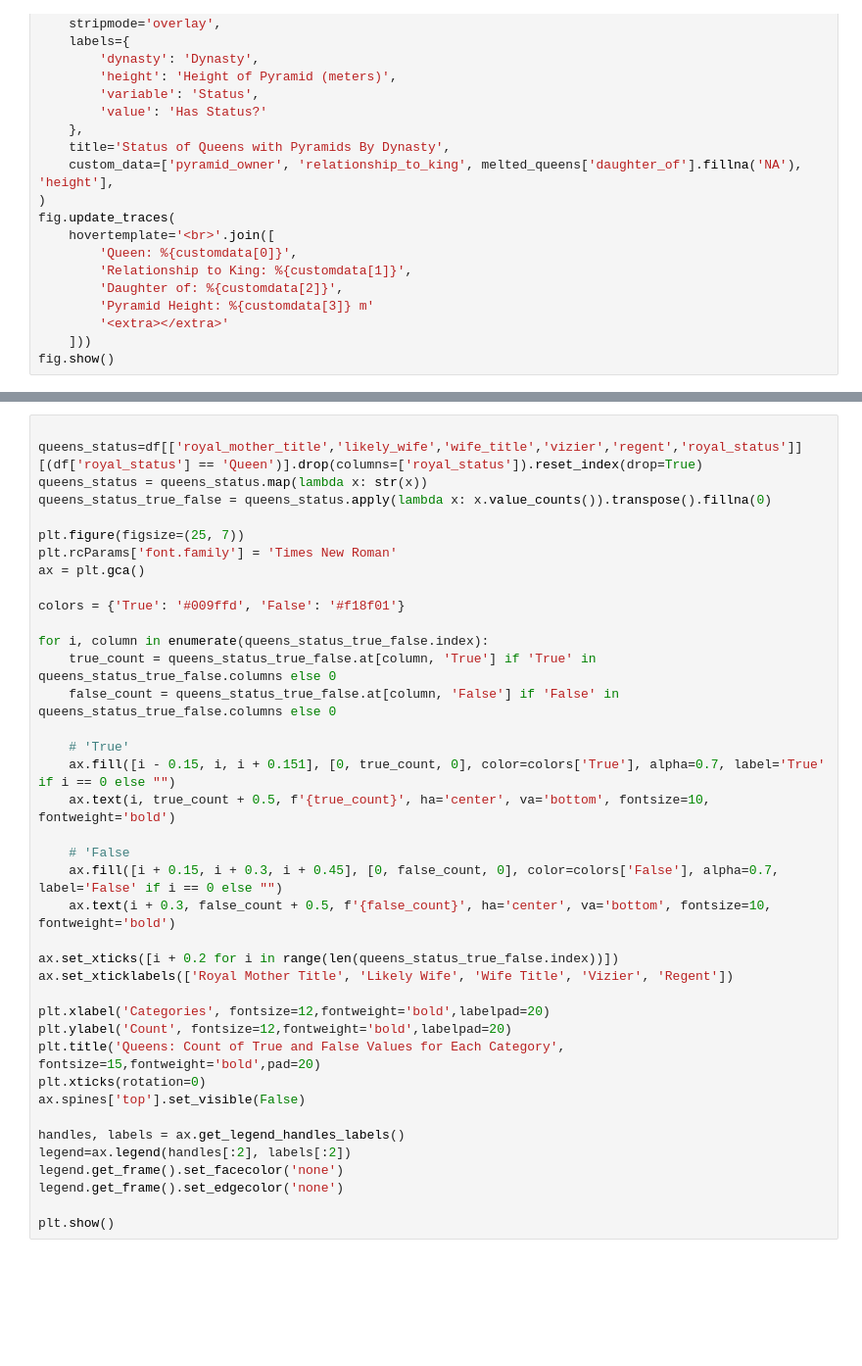
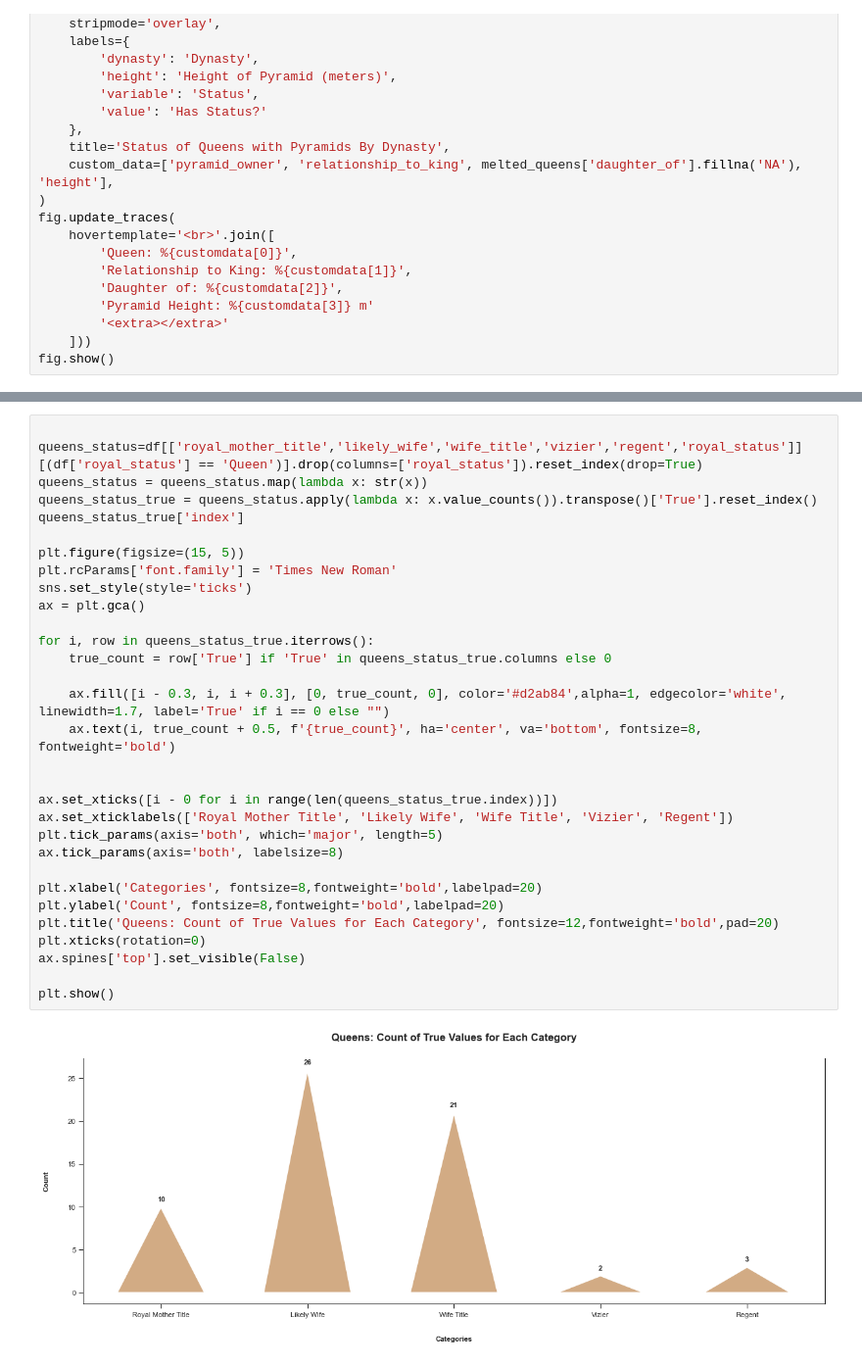
Before and after one commit to brown-ccv/egyptology-viz, a Jupyter notebook: Notebooks/plotly.ipynb, the cells around one changed output, grey strips where cells are left out. Shown at 98% size. Drawn from its saved outputs; the diff is of its cells as text; blank space fills up the shorter version.

```diff
--- a/Notebooks/plotly.ipynb
+++ b/Notebooks/plotly.ipynb
@@ -570,39 +562,33 @@ plt.show()
 # %%
 
 queens_status=df[['royal_mother_title','likely_wife','wife_title','vizier','regent','royal_status']][(df['royal_status'] == 'Queen')].drop(columns=['royal_status']).reset_index(drop=True)
 queens_status = queens_status.map(lambda x: str(x))
-queens_status_true_false = queens_status.apply(lambda x: x.value_counts()).transpose().fillna(0)
+queens_status_true = queens_status.apply(lambda x: x.value_counts()).transpose()['True'].reset_index()
+queens_status_true['index']
 
-plt.figure(figsize=(25, 7))
+plt.figure(figsize=(15, 5))
 plt.rcParams['font.family'] = 'Times New Roman'
+sns.set_style(style='ticks')
 ax = plt.gca()
 
-colors = {'True': '#009ffd', 'False': '#f18f01'}
+for i, row in queens_status_true.iterrows():
+    true_count = row['True'] if 'True' in queens_status_true.columns else 0
 
-for i, column in enumerate(queens_status_true_false.index):
-    true_count = queens_status_true_false.at[column, 'True'] if 'True' in queens_status_true_false.columns else 0
-    false_count = queens_status_true_false.at[column, 'False'] if 'False' in queens_status_true_false.columns else 0
+    ax.fill([i - 0.3, i, i + 0.3], [0, true_count, 0], color='#d2ab84',alpha=1, edgecolor='white', linewidth=1.7, label='True' if i == 0 else "")
+    ax.text(i, true_count + 0.5, f'{true_count}', ha='center', va='bottom', fontsize=8, fontweight='bold')
 
-    # 'True'
-    ax.fill([i - 0.15, i, i + 0.151], [0, true_count, 0], color=colors['True'], alpha=0.7, label='True' if i == 0 else "")
-    ax.text(i, true_count + 0.5, f'{true_count}', ha='center', va='bottom', fontsize=10, fontweight='bold')
 
-    # 'False
-    ax.fill([i + 0.15, i + 0.3, i + 0.45], [0, false_count, 0], color=colors['False'], alpha=0.7, label='False' if i == 0 else "")
-    ax.text(i + 0.3, false_count + 0.5, f'{false_count}', ha='center', va='bottom', fontsize=10, fontweight='bold')
+ax.set_xticks([i - 0 for i in range(len(queens_status_true.index))])
+ax.set_xticklabels(['Royal Mother Title', 'Likely Wife', 'Wife Title', 'Vizier', 'Regent'])
+plt.tick_params(axis='both', which='major', length=5)
+ax.tick_params(axis='both', labelsize=8)
 
-ax.set_xticks([i + 0.2 for i in range(len(queens_status_true_false.index))])
-ax.set_xticklabels(['Royal Mother Title', 'Likely Wife', 'Wife Title', 'Vizier', 'Regent'])
-
-plt.xlabel('Categories', fontsize=12,fontweight='bold',labelpad=20)
-plt.ylabel('Count', fontsize=12,fontweight='bold',labelpad=20)
-plt.title('Queens: Count of True and False Values for Each Category', fontsize=15,fontweight='bold',pad=20)
+plt.xlabel('Categories', fontsize=8,fontweight='bold',labelpad=20)
+plt.ylabel('Count', fontsize=8,fontweight='bold',labelpad=20)
+plt.title('Queens: Count of True Values for Each Category', fontsize=12,fontweight='bold',pad=20)
 plt.xticks(rotation=0)
 ax.spines['top'].set_visible(False)
 
-handles, labels = ax.get_legend_handles_labels()
-legend=ax.legend(handles[:2], labels[:2])
-legend.get_frame().set_facecolor('none')
-legend.get_frame().set_edgecolor('none')
-
 plt.show()
+# %% [output]
+[figure, added]
```
Also changed, not shown: parts of 20 cells of this notebook, 17 other files.
